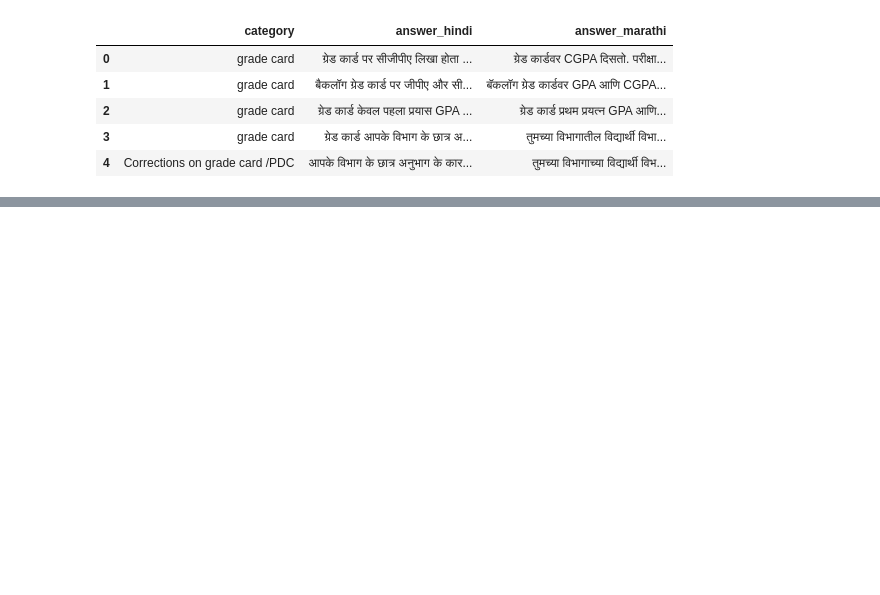
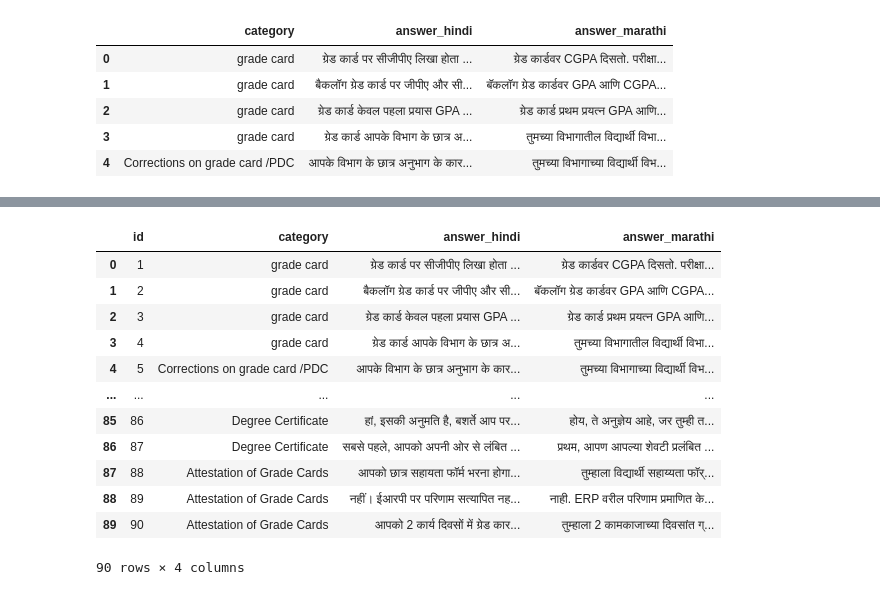
Before and after one commit to tanmaypanda-14/samvadhini, a Jupyter notebook: react-projects/samvadhini/api/test.ipynb, the cells around one changed output, grey strips where cells are left out. Drawn from its saved outputs; the diff is of its cells as text; code cells hidden in the pictures; blank space fills up the shorter version.

```diff
--- a/react-projects/samvadhini/api/test.ipynb
+++ b/react-projects/samvadhini/api/test.ipynb
@@ -57,0 +141,16 @@ with open('updatedtrans_ans.csv') as infile, open('indexedtrans_ans.csv', 'w') a
+# %%
+trans
+# %% [output]
+|  | id | category | answer_hindi | answer_marathi |
+| 0 | 1 | grade card | ग्रेड कार्ड पर सीजीपीए लिखा होता ... | ग्रेड कार्डवर CGPA दिसतो. परीक्षा... |
+| 1 | 2 | grade card | बैकलॉग ग्रेड कार्ड पर जीपीए और सी... | बॅकलॉग ग्रेड कार्डवर GPA आणि CGPA... |
+| 2 | 3 | grade card | ग्रेड कार्ड केवल पहला प्रयास GPA ... | ग्रेड कार्ड प्रथम प्रयत्न GPA आणि... |
+| 3 | 4 | grade card | ग्रेड कार्ड आपके विभाग के छात्र अ... | तुमच्या विभागातील विद्यार्थी विभा... |
+| 4 | 5 | Corrections on grade card /PDC | आपके विभाग के छात्र अनुभाग के कार... | तुमच्या विभागाच्या विद्यार्थी विभ... |
+| ... | ... | ... | ... | ... |
+| 85 | 86 | Degree Certificate | हां, इसकी अनुमति है, बशर्ते आप पर... | होय, ते अनुज्ञेय आहे, जर तुम्ही त... |
+| 86 | 87 | Degree Certificate | सबसे पहले, आपको अपनी ओर से लंबित ... | प्रथम, आपण आपल्या शेवटी प्रलंबित ... |
+| 87 | 88 | Attestation of Grade Cards | आपको छात्र सहायता फॉर्म भरना होगा... | तुम्हाला विद्यार्थी सहाय्यता फॉर्... |
+| 88 | 89 | Attestation of Grade Cards | नहीं। ईआरपी पर परिणाम सत्यापित नह... | नाही. ERP वरील परिणाम प्रमाणित के... |
+| 89 | 90 | Attestation of Grade Cards | आपको 2 कार्य दिवसों में ग्रेड कार... | तुम्हाला 2 कामकाजाच्या दिवसांत ग्... |
+90 rows × 4 columns
```
Also changed, not shown: parts of 13 cells of this notebook, 5 other files.
